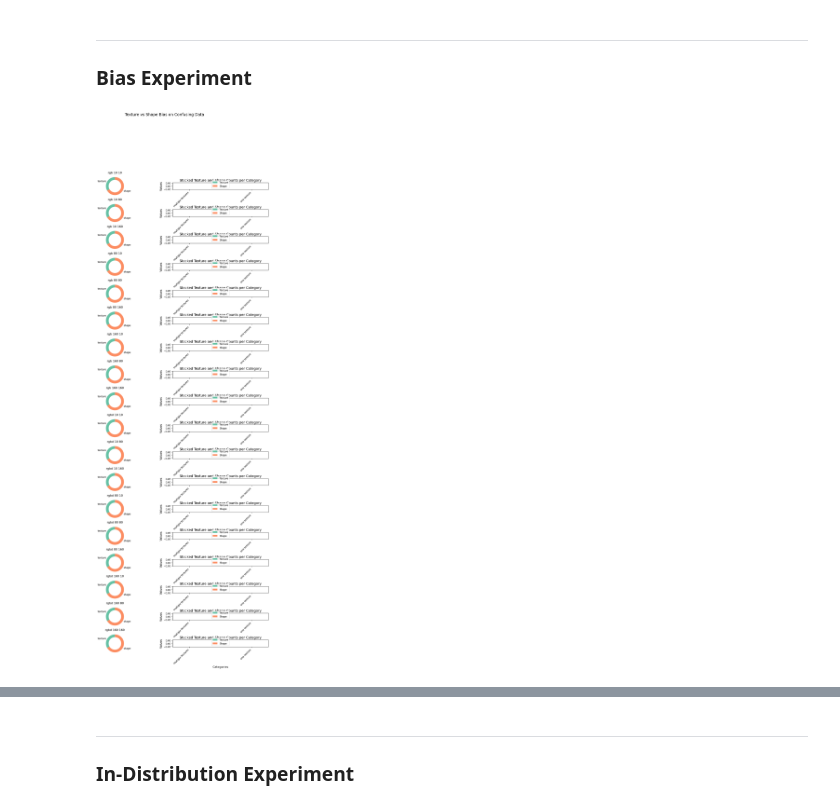
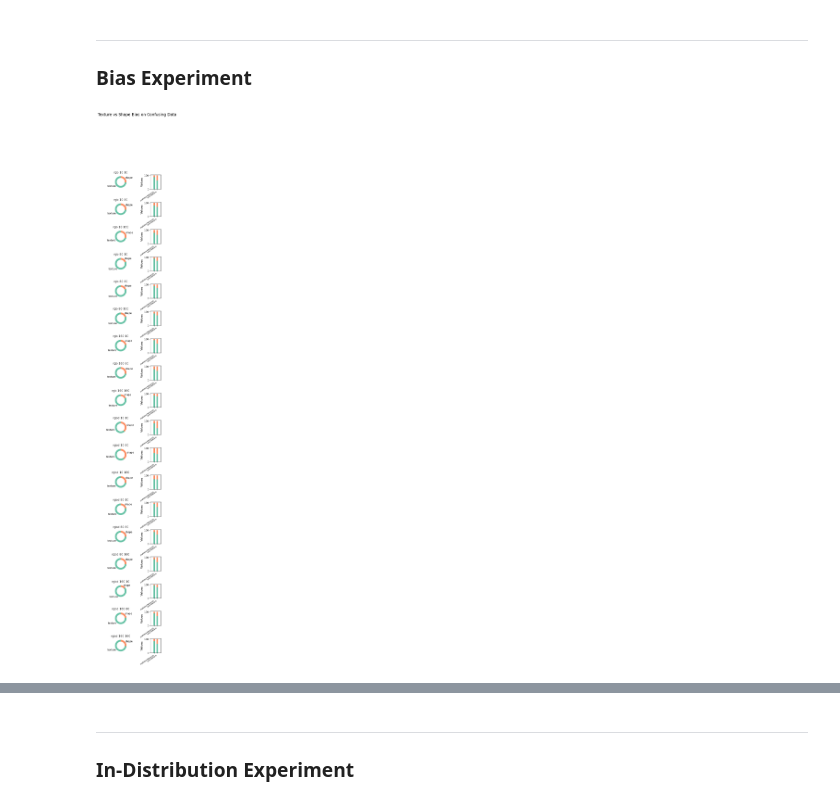
Before and after one commit to xXAI-botXx/torch-mask-rcnn-instance-segmentation, a Jupyter notebook: results.ipynb, the cells around one changed output, grey strips where cells are left out. Drawn from its saved outputs; the diff is of its cells as text; code cells hidden in the pictures.

Commit message:
Added Results

```diff
--- a/results.ipynb
+++ b/results.ipynb
@@ -123,7 +123,7 @@ for model_name, categories in bias_results.items():
     total[model_name] = {"texture": texture, "shape": shape}
 # %%
 # create donut charts
-fig, ax = plt.subplots(len(total.keys()), 2, figsize=(15, 2*len(total.keys())), subplot_kw={'aspect': 'equal'})
+fig, ax = plt.subplots(len(total.keys()), 2, figsize=(5, 2*len(total.keys())), subplot_kw={'aspect': 'equal'})
 
 colors = ['#66c2a5', '#fc8d62']
 
@@ -136,43 +136,68 @@ for idx, (model_name, data) in enumerate(total.items()):
         values,
         labels=labels,
         #autopct='%1.1f%%',
         startangle=90,
         colors=colors,
         wedgeprops={'width': 0.3},  # change from circle to donut
         pctdistance=0.85
     )
 
     ax[idx][0].set_title(model_name, fontsize=12)
 
     # make bar plot
     categories = list(bias_results[model_name].keys())  # "known-known", "known-unknown", ...
-    texture_values = [bias_results[model_name][cat]["texture"] for cat in categories]
-    shape_values = [bias_results[model_name][cat]["shape"] for cat in categories]
+    texture_values = [bias_results[model_name][cat]["texture"]/(bias_results[model_name][cat]["texture"]+bias_results[model_name][cat]["shape"]) for cat in categories]
+    shape_values = [bias_results[model_name][cat]["shape"]/(bias_results[model_name][cat]["texture"]+bias_results[model_name][cat]["shape"]) for cat in categories]
 
     # Breite der Balken
-    bar_width = 0.4
+    bar_width = 10
     x = np.arange(len(categories))  # Positionen der Kategorien
+
+    # add spacing
+    new_x = []
+    new_textures = []
+    new_shapes = []
+    x_counter = 0
+
+    cur_idx = -0.5
+    while cur_idx < len(texture_values):
+        if cur_idx % 1 != 0.0:
+            for _ in range(20):
+                new_x += [x_counter]
+                x_counter += 1
+            new_textures += [0]*20
+            new_shapes += [0]*20
+        else:
+            new_x += [x_counter]
+            x_counter += 1
+            new_textures += [texture_values[int(cur_idx)]*100]
+            new_shapes += [shape_values[int(cur_idx)]*100]
+        cur_idx += 0.5
+
+    x = new_x
+    texture_values = new_textures
+    shape_values = new_shapes
 
     # create stacked bar chart
     ax[idx][1].bar(x, texture_values, width=bar_width, label="Texture", color=colors[0])
     ax[idx][1].bar(x, shape_values, width=bar_width, bottom=texture_values, label="Shape", color=colors[1])
 
     # title and labels
-    ax[idx][1].set_xlabel("Categories", fontsize=12)
+    # ax[idx][1].set_xlabel("Categories", fontsize=12)
     ax[idx][1].set_ylabel("Values", fontsize=12)
-    ax[idx][1].set_title("Stacked Texture and Shape Counts per Category", fontsize=14)
-    ax[idx][1].set_xticks(x)
-    ax[idx][1].set_xticklabels(categories, rotation=45, ha="right", fontsize=10)
+    # ax[idx][1].set_title("Stacked Texture and Shape Counts per Category", fontsize=14)
+    ax[idx][1].set_xticks(np.array([20, 20*2]))
+    ax[idx][1].set_xticklabels(categories, rotation=35, ha="right", fontsize=8)
 
     # add legend
-    ax[idx][1].legend()
+    # ax[idx][1].legend()
 
 # Distance between the charts
-plt.subplots_adjust(wspace=0.1)
+plt.subplots_adjust(wspace=0.1, hspace=0.9)
 fig.suptitle("Texture vs Shape Bias on Confusing Data", fontsize=16)
 plt.show()
 # %% [output]
-[figure, old version]
+[figure, new version]
 # %%
 # create donut charts
 rows = len(total.keys())//2
```
Also changed, not shown: parts of 11 cells of this notebook, 2 other files.
